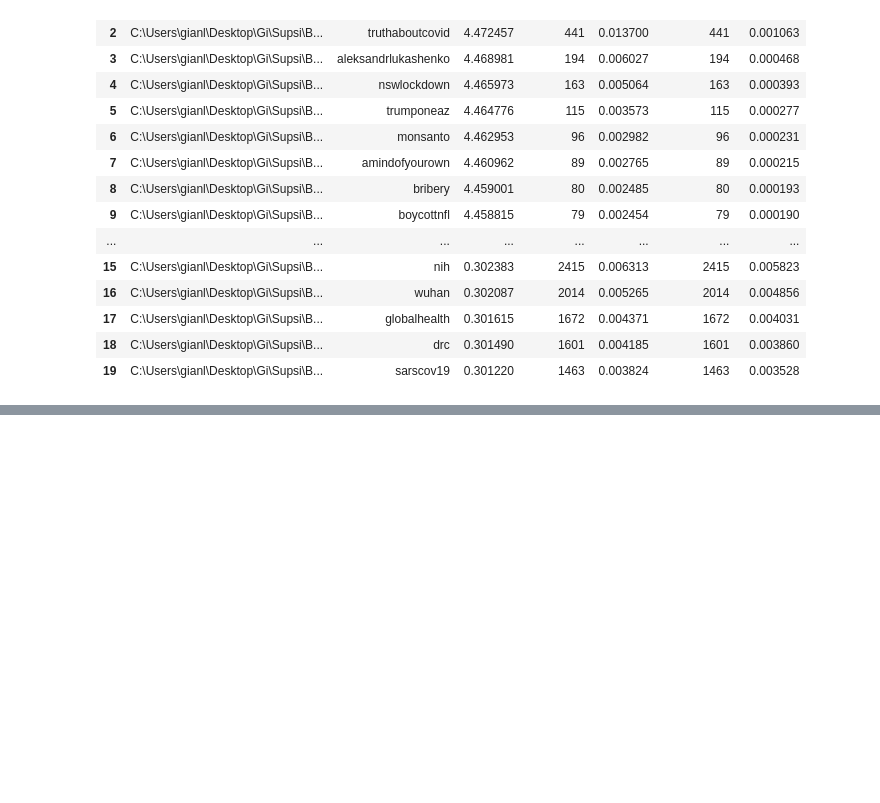
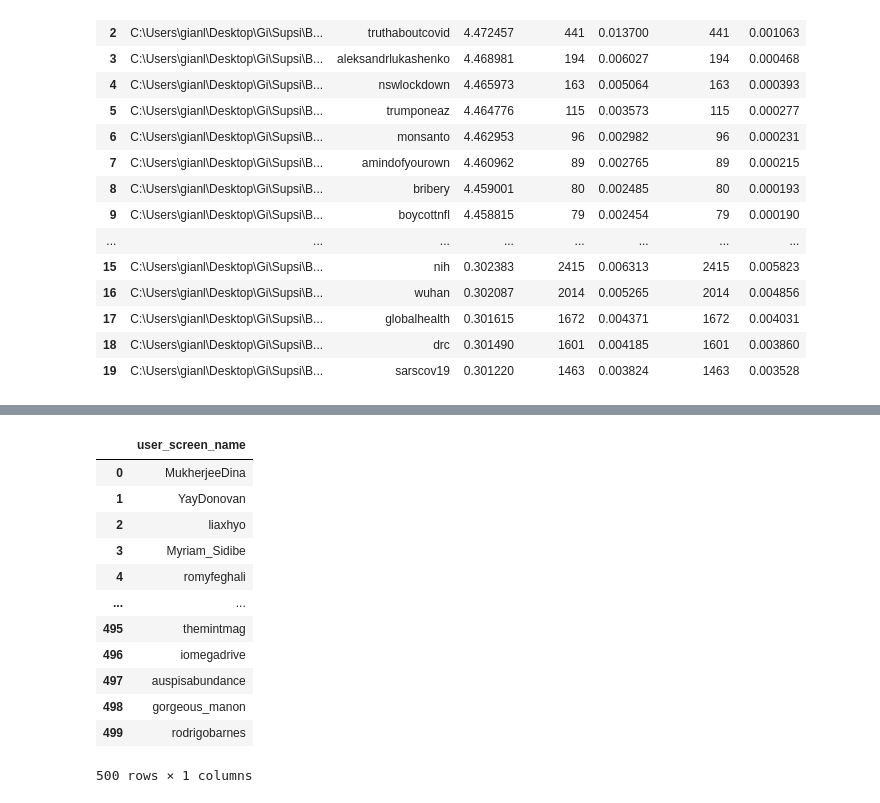
Before and after one commit to gi-ux/BachelorProject, a Jupyter notebook: notebook/misc/Process_Tweets.ipynb, the cells around one changed output, grey strips where cells are left out. Cells and saved outputs as stored; diff of their text form; code cells hidden in the pictures; blank space fills up the shorter version.

```diff
--- a/notebook/misc/Process_Tweets.ipynb
+++ b/notebook/misc/Process_Tweets.ipynb
@@ -713,0 +735,18 @@ sage_good_bad_
+# %%
+good_scored = pd.read_csv("C:/Users/gianl/Desktop/Gi/Supsi/TwitterTransparencyData/input_files/sample_good_found.csv")
+gs = good_scored[["user_screen_name"]]
+gs
+# %% [output]
+|  | user_screen_name |
+| 0 | MukherjeeDina |
+| 1 | YayDonovan |
+| 2 | liaxhyo |
+| 3 | Myriam_Sidibe |
+| 4 | romyfeghali |
+| ... | ... |
+| 495 | themintmag |
+| 496 | iomegadrive |
+| 497 | auspisabundance |
+| 498 | gorgeous_manon |
+| 499 | rodrigobarnes |
+500 rows × 1 columns
```
Also changed, not shown: parts of 7 cells of this notebook, 24 other files.
